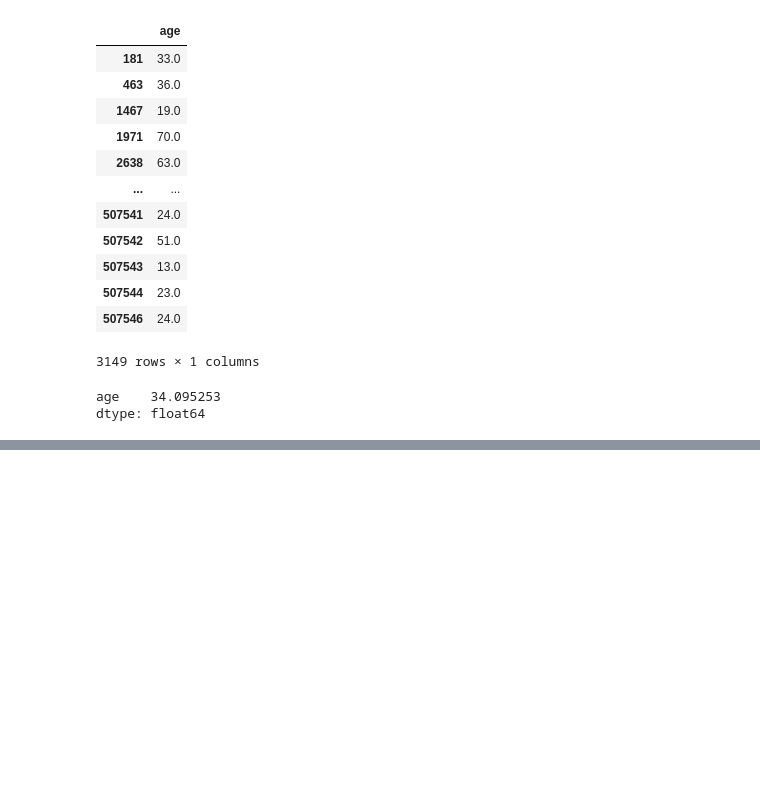
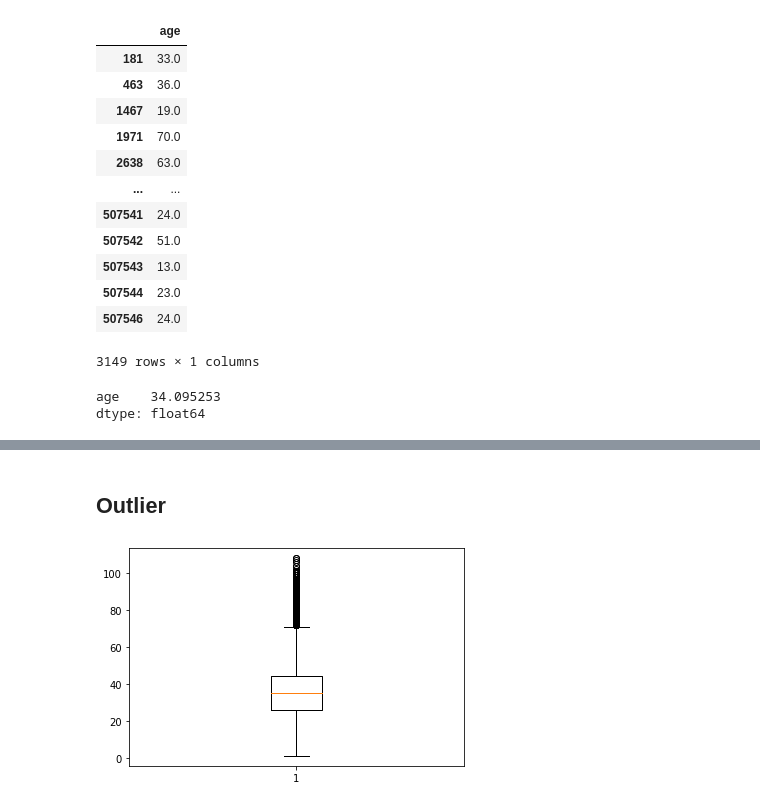
Before and after one commit to Khamsaen2489/DWDM21, a Jupyter notebook: Data_Preprocessing(chapter_3).ipynb, the cells around one changed output, grey strips where cells are left out. Drawn from its saved outputs; the diff is of its cells as text; code cells hidden in the pictures; blank space fills up the shorter version.

```diff
--- a/Data_Preprocessing(chapter_3).ipynb
+++ b/Data_Preprocessing(chapter_3).ipynb
@@ -732,0 +888,3 @@ dtype: float64
+# %%
+all_cities = set(data_cases2['province_of_onset'])
+all_cities
@@ -732,0 +909,17 @@ dtype: float64
+# %%
+fixed_cities = []     ### สร้างตัวแปร list เพื่อมารับค่าวนลูป
+
+for city in all_cities:
+    # หาค่า mean ของเชียงใหม่
+    X_cases = data_cases2['province_of_onset'] == city
+    X_mean = data_cases2[X_cases]['age'].mean()
+
+    # เลือกเฉพาะ data เชียงใหม่
+    data_X = data_cases2[X_cases]
+
+    # เติมค่า mean แทนค่า missing
+    data_X[['age']] = data_X[['age']].fillna(X_mean)
+
+    fixed_cities.append(data_X)
+
+data_cases2_nomissingage = pd.concat(fixed_cities)
@@ -732,0 +963,2 @@ dtype: float64
+# %%
+data_cases2_nomissingage[['age']] = data_cases2_nomissingage[['age']].fillna(data_cases2_nomissingage['age'].mean())
@@ -732,0 +998,4 @@ dtype: float64
+# %%
+### เรียงข้อมูลจากน้อยไปมากด้วย column 'No.'        ### ชื่อตางราง.sort_...........
+data_cases2_nomissingage = data_cases2_nomissingage.sort_values(by=['No.'])
+data_cases2_nomissingage
@@ -732,0 +1016,2 @@ dtype: float64
+# %% [markdown]
+## Outlier
@@ -732,0 +1020,4 @@ dtype: float64
+# %%
+data_dict = plt.boxplot(data_cases2_nomissingage['age'])
+# %% [output]
+[figure, added]
```
Also changed, not shown: parts of 51 cells of this notebook.
